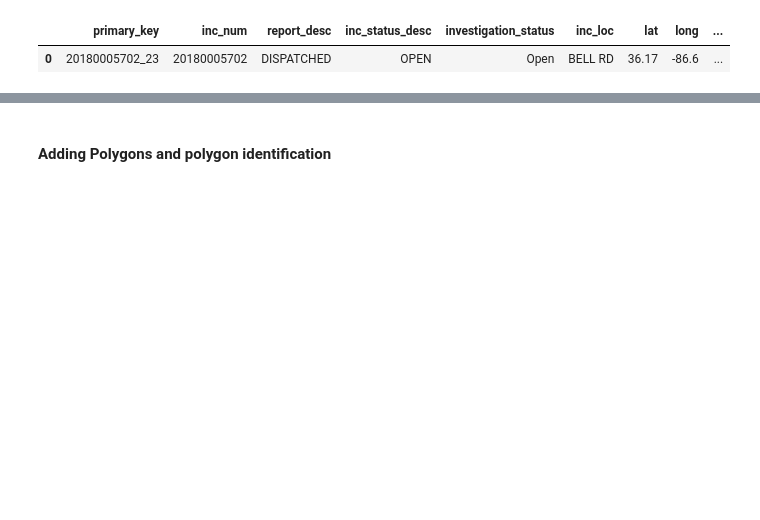
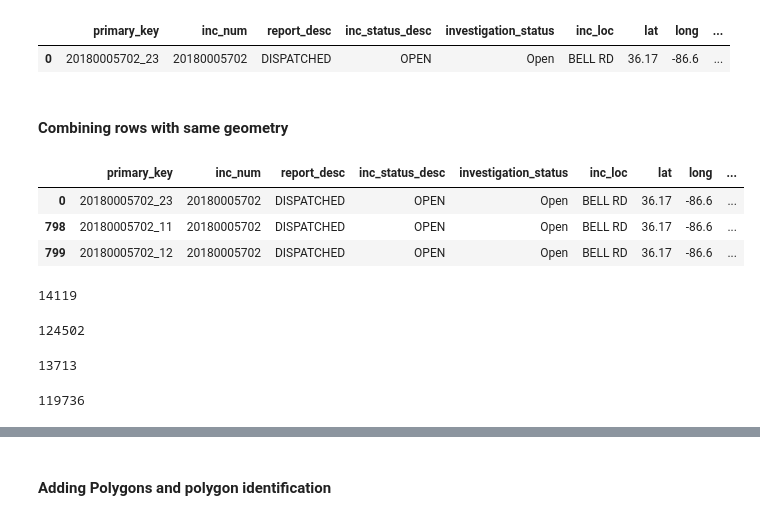
Before and after one commit to lou-knoble/capstone-nash-community-analysis, a Jupyter notebook: notebooks/crime_analysis.ipynb, the cells around one changed output, grey strips where cells are left out. Saved outputs shown, nothing was run; the diff lists cells and outputs as text; code cells hidden in the pictures; blank space fills up the shorter version.

```diff
--- a/notebooks/crime_analysis.ipynb
+++ b/notebooks/crime_analysis.ipynb
@@ -317,3 +317,33 @@ incidents_trim.head(1)
 # %% [output]
 |  | primary_key | inc_num | report_desc | inc_status_desc | investigation_status | inc_loc | lat | long | ... |
 | 0 | 20180005702_23 | 20180005702 | DISPATCHED | OPEN | Open | BELL RD | 36.17 | -86.6 | ... |
+# %% [markdown]
+#### Combining rows with same geometry
+# %%
+incidents_trim[incidents_trim['inc_num'] == '20180005702']
+# %% [output]
+|  | primary_key | inc_num | report_desc | inc_status_desc | investigation_status | inc_loc | lat | long | ... |
+| 0 | 20180005702_23 | 20180005702 | DISPATCHED | OPEN | Open | BELL RD | 36.17 | -86.6 | ... |
+| 798 | 20180005702_11 | 20180005702 | DISPATCHED | OPEN | Open | BELL RD | 36.17 | -86.6 | ... |
+| 799 | 20180005702_12 | 20180005702 | DISPATCHED | OPEN | Open | BELL RD | 36.17 | -86.6 | ... |
+# %%
+# Unique geometry in 2018
+incidents_trim[incidents_trim['inc_yr'] == 2018]['geometry'].nunique()
+# %% [output]
+14119
+# %%
+# All rows in 2018
+incidents_trim[incidents_trim['inc_yr'] == 2018].shape[0]
+# %% [output]
+124502
+# %%
+#---------------------------------------------------------------------
+# Unique geometry in 2019
+incidents_trim[incidents_trim['inc_yr'] == 2019]['geometry'].nunique()
+# %% [output]
+13713
+# %%
+# All rows in 2019
+incidents_trim[incidents_trim['inc_yr'] == 2019].shape[0]
+# %% [output]
+119736
```
Also changed, not shown: parts of 27 cells of this notebook.
